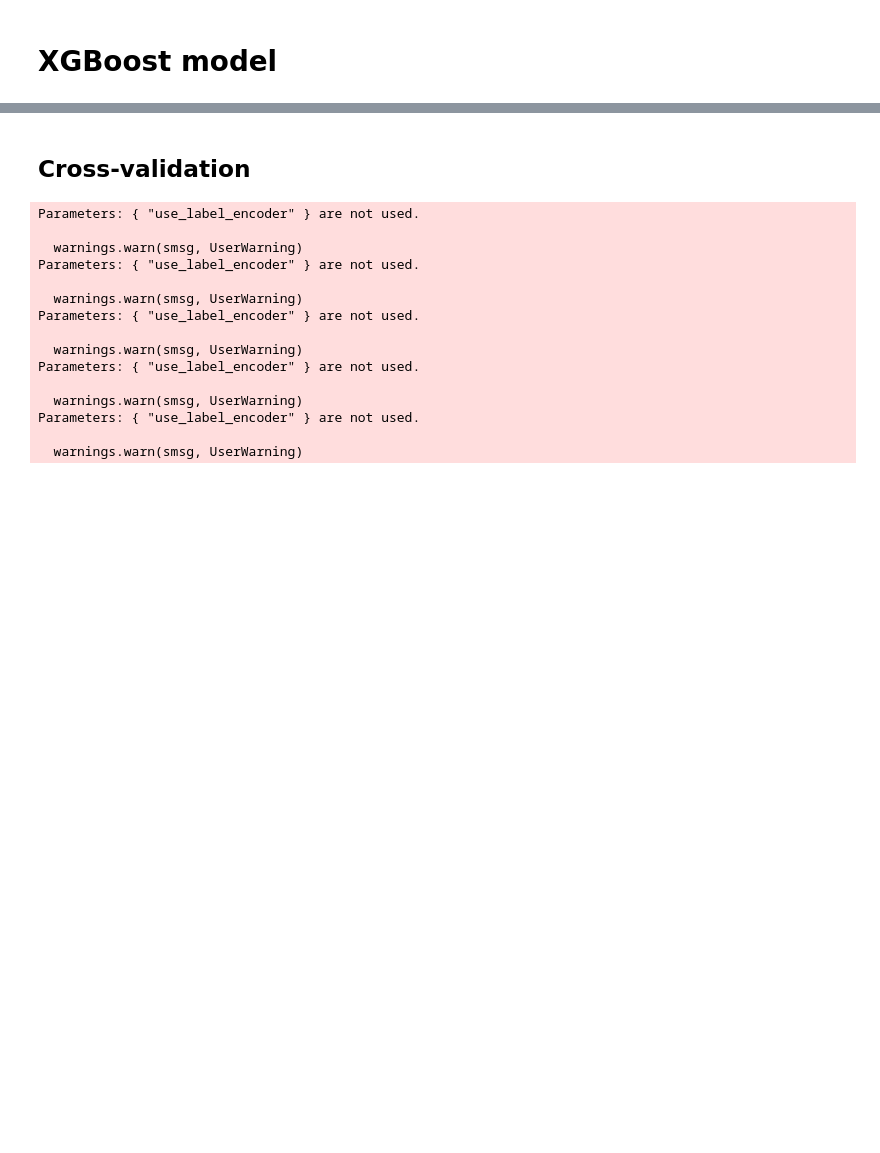
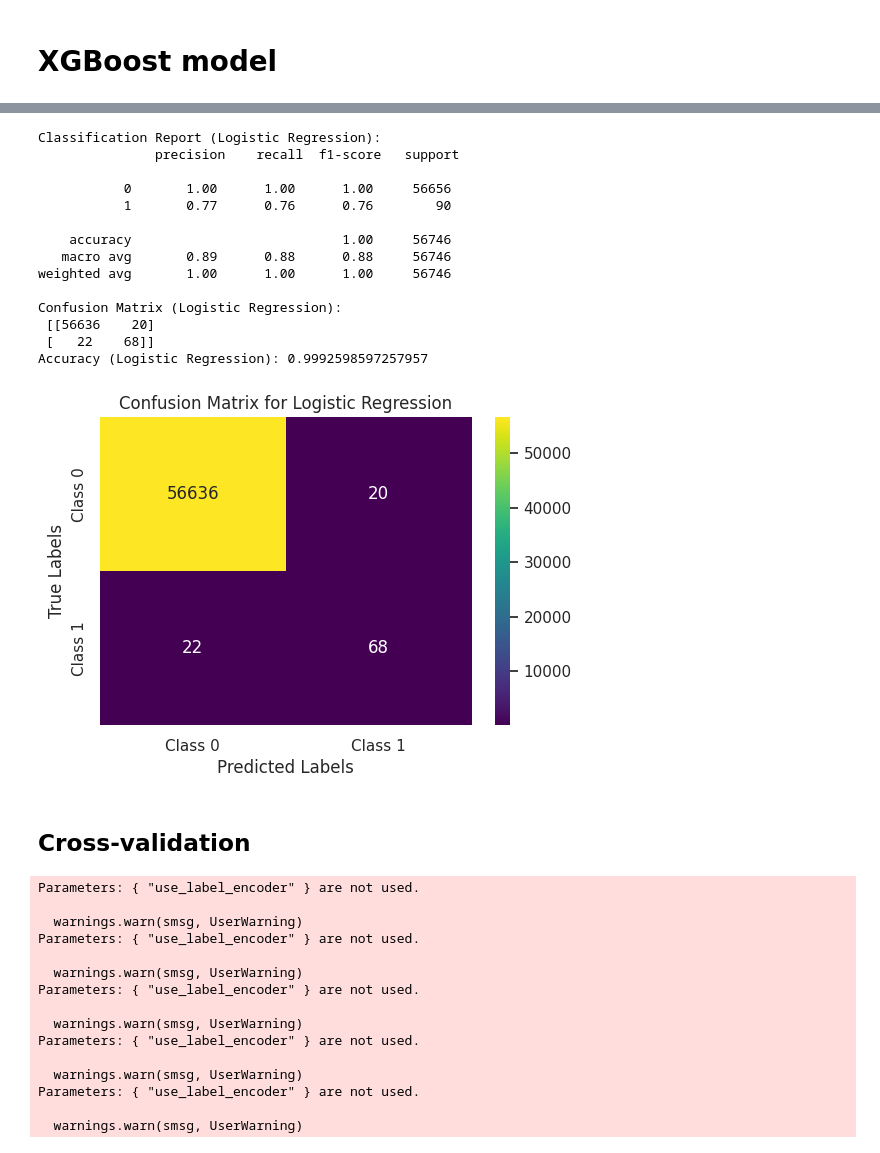
Before and after one commit to Vedant5996/Project, a Jupyter notebook: Real time fraud detection with AI.ipynb, the cells around one changed output, grey strips where cells are left out. Drawn from its saved outputs; the diff is of its cells as text; code cells hidden in the pictures; blank space fills up the shorter version.

```diff
--- a/Real time fraud detection with AI.ipynb
+++ b/Real time fraud detection with AI.ipynb
@@ -477,3 +462,48 @@ Accuracy: 0.9960878299792055
+# %%
+# Initialize the Logistic Regression model
+logreg_model = LogisticRegression(random_state=42)
+
+# Train the model on the resampled training data
+logreg_model.fit(X_train_resampled, y_train_resampled)
+
+# Predict on the test set
+y_probs_logreg = logreg_model.predict_proba(X_test)[:, 1]
+
+# Get the optimal threshold (e.g., based on maximum F1-score)
+precision_logreg, recall_logreg, thresholds_logreg = precision_recall_curve(y_test, y_probs_logreg)
+f1_scores_logreg = 2 * (precision_logreg * recall_logreg) / (precision_logreg + recall_logreg)
+optimal_threshold_logreg = thresholds_logreg[np.argmax(f1_scores_logreg)]
+
+# Make predictions with the optimal threshold
+y_pred_logreg = (y_probs_logreg > optimal_threshold_logreg).astype(int)
+
+# Classification Report
+print("Classification Report (Logistic Regression):\n", classification_report(y_test, y_pred_logreg))
+
+# Confusion Matrix
+print("Confusion Matrix (Logistic Regression):\n", confusion_matrix(y_test, y_pred_logreg))
+
+# Print Accuracy
+accuracy_logreg = accuracy_score(y_test, y_pred_logreg)
+print("Accuracy (Logistic Regression):", accuracy_logreg)
+
+plot_confusion_matrix(y_test, y_pred_logreg, "Logistic Regression")
+# %% [output]
+Classification Report (Logistic Regression):
+               precision    recall  f1-score   support
+
+           0       1.00      1.00      1.00     56656
+           1       0.77      0.76      0.76        90
+
+    accuracy                           1.00     56746
+   macro avg       0.89      0.88      0.88     56746
+weighted avg       1.00      1.00      1.00     56746
+
+Confusion Matrix (Logistic Regression):
+ [[56636    20]
+ [   22    68]]
+Accuracy (Logistic Regression): 0.9992598597257957
+[figure, added]
 # %% [markdown]
 ## **Cross-validation**
 # %%
```
Also changed, not shown: parts of 12 cells of this notebook.
